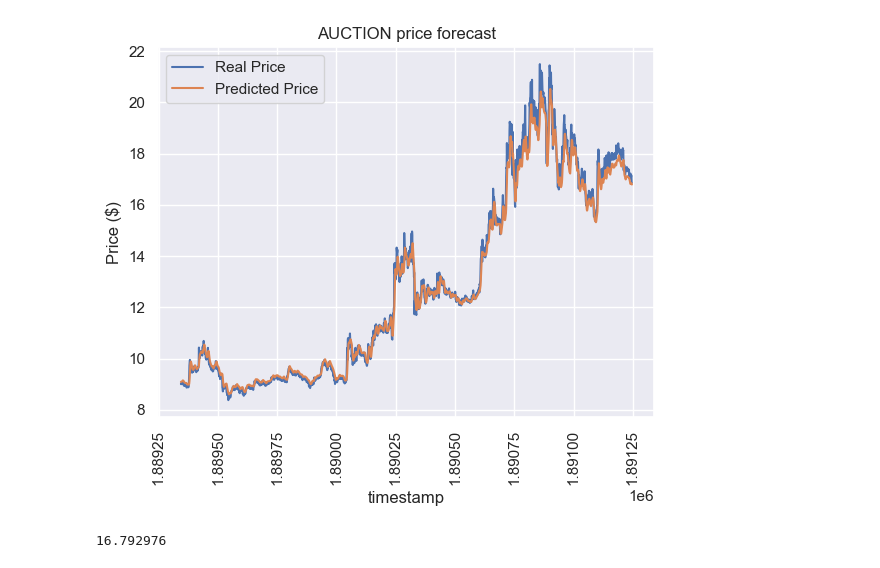
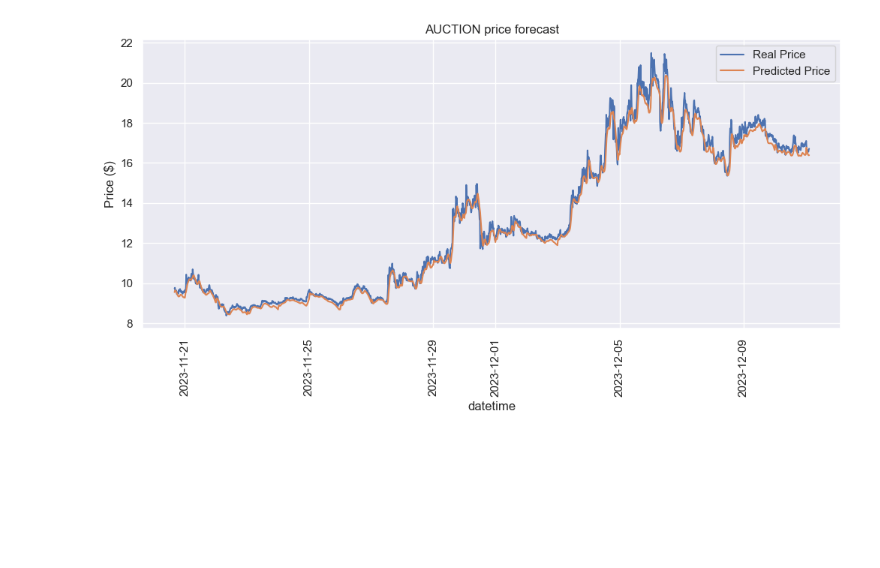
Before and after one commit to Derni300/AI-CryptoPriceForecast, a Jupyter notebook: forecast.ipynb, the cells around one changed output. Cells and saved outputs as stored; diff of their text form; code cells hidden in the pictures; blank space fills up the shorter version.

```diff
--- a/forecast.ipynb
+++ b/forecast.ipynb
@@ -88,9 +57,10 @@ print(X)
 # %%
 # Build the LSTM model
 model = Sequential()
-model.add(LSTM(units=64, return_sequences=True, input_shape=(X.shape[1], X.shape[2])))
+model.add(LSTM(64, return_sequences=True, input_shape=(X.shape[1], X.shape[2])))
 model.add(Dropout(0.2))
-model.add(LSTM(units=64))
+model.add(LSTM(64))
 model.add(Dropout(0.2))
-model.add(Dense(units=1))
+model.add(Dense(num_features))
+
 model.compile(optimizer='adam', loss='mean_squared_error')
@@ -100,5 +67,5 @@ WARNING:tensorflow:From C:\Users\alexo\PycharmProjects\AI-CryptoPriceForecast\.v
 # %%
 # Train the model
-model.fit(X, y, epochs=20, batch_size=16)
+model.fit(X, y, epochs=20, batch_size=32)
 # %% [output]
 Epoch 1/20
@@ -121,17 +88,16 @@ Epoch 20/20
 <keras.src.callbacks.History at 0x...>
-# %%
-# Feature scaling
-scaler = MinMaxScaler(feature_range=(0, 1))
-df_scaled = scaler.fit_transform(df[['open']])
 # %%
 # Make predictions
 y_pred = model.predict(X)
 
 # Inverse transform the predictions and actual values
-y_pred = scaler.inverse_transform(np.reshape(y_pred, (-1, 1))).reshape(-1)
-y_real = scaler.inverse_transform(np.reshape(y, (-1, 1))).reshape(-1)
+y_pred = scaler.inverse_transform(y_pred)
+y_real = scaler.inverse_transform(y)
 
-prediction_dict = {'timestamp': features[:-sequence_length], 'real_price': y_real, 'predicted_price': y_pred}
+prediction_dict = {'datetime': df["datetime"][:-sequence_length], 'timestamp': times[:-sequence_length],
+                   'real_price': y_real[:, 0], 'predicted_price': y_pred[:, 0]}
 df_pred = pd.DataFrame.from_dict(prediction_dict)
-#df_pred['datetime'] = pd.to_datetime(df['datetime'])
+df_pred['datetime'] = pd.to_datetime(df['datetime'])
+df_pred['datetime'] += pd.Timedelta(sequence_length // 4, unit="h")
+df_pred
 # %% [output]
@@ -139,17 +119,14 @@ df_pred = pd.DataFrame.from_dict(prediction_dict)
 # %%
 # Plot the results
-sns.lineplot(df_pred, x = "timestamp", y = "real_price", label="Real Price")
-sns.lineplot(df_pred, x = "timestamp", y = "predicted_price", label="Predicted Price")
+plt.figure(figsize=(12, 5))
+sns.lineplot(df_pred, x="datetime", y="real_price", label="Real Price")
+sns.lineplot(df_pred, x="datetime", y="predicted_price", label="Predicted Price")
 plt.ylabel("Price ($)")
 plt.xticks(rotation=90)
 plt.title(f"{crypto} price forecast")
 plt.show()
 # %% [output]
-[figure, old version]
+[figure, new version]
-# %%
-print(y_pred[-1])
-# %% [output]
-16.792976
 # %%
 def forecast(data, futur):
     arr = np.expand_dims(data[-1], axis=0)
```
Also changed, not shown: parts of 11 cells of this notebook, 3 other files.
